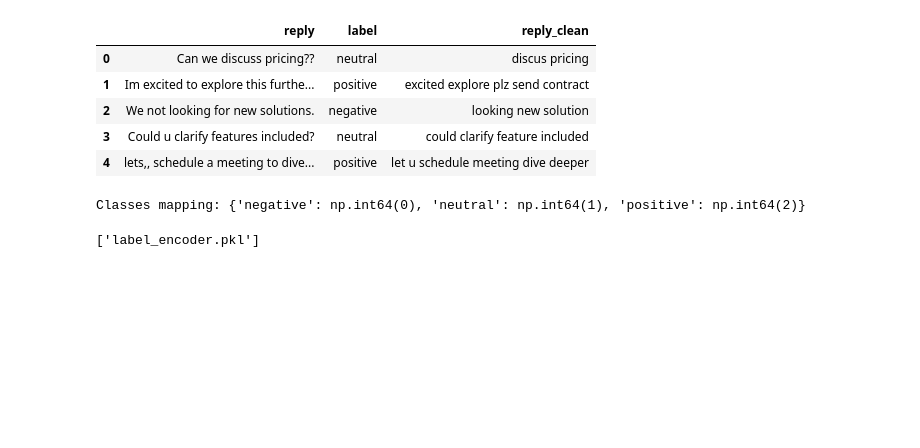
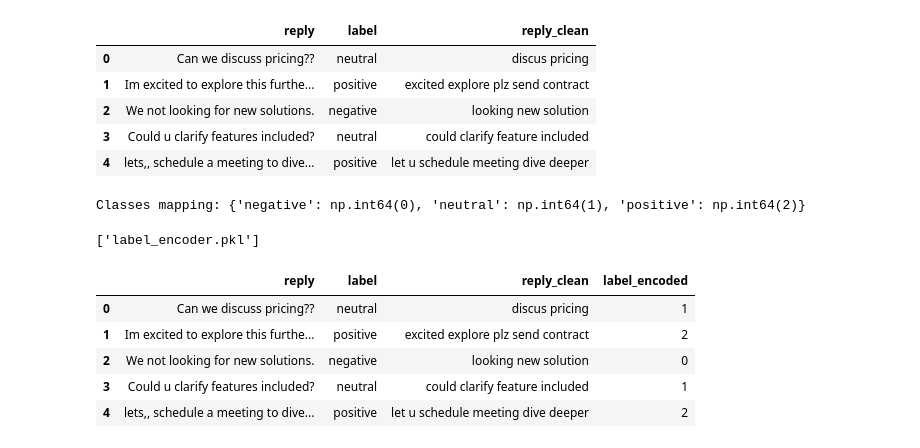
Before and after one commit to vaibhpande21/SvaraAI_Assessment, a Jupyter notebook: assessment.ipynb, the cells around one changed output. Cells and saved outputs as stored; diff of their text form; code cells hidden in the pictures; blank space fills up the shorter version.

```diff
--- a/assessment.ipynb
+++ b/assessment.ipynb
@@ -137,3 +144,14 @@ Classes mapping: {'negative': np.int64(0), 'neutral': np.int64(1), 'positive': n
 joblib.dump(le, "label_encoder.pkl")
 # %% [output]
 ['label_encoder.pkl']
+# %%
+df['label_encoded'] = y
+# %%
+df.head()
+# %% [output]
+|  | reply | label | reply_clean | label_encoded |
+| 0 | Can we discuss pricing?? | neutral | discus pricing | 1 |
+| 1 | Im excited to explore this furthe... | positive | excited explore plz send contract | 2 |
+| 2 | We not looking for new solutions. | negative | looking new solution | 0 |
+| 3 | Could u clarify features included? | neutral | could clarify feature included | 1 |
+| 4 | lets,, schedule a meeting to dive... | positive | let u schedule meeting dive deeper | 2 |
```
Also changed, not shown: parts of 3 cells of this notebook.
